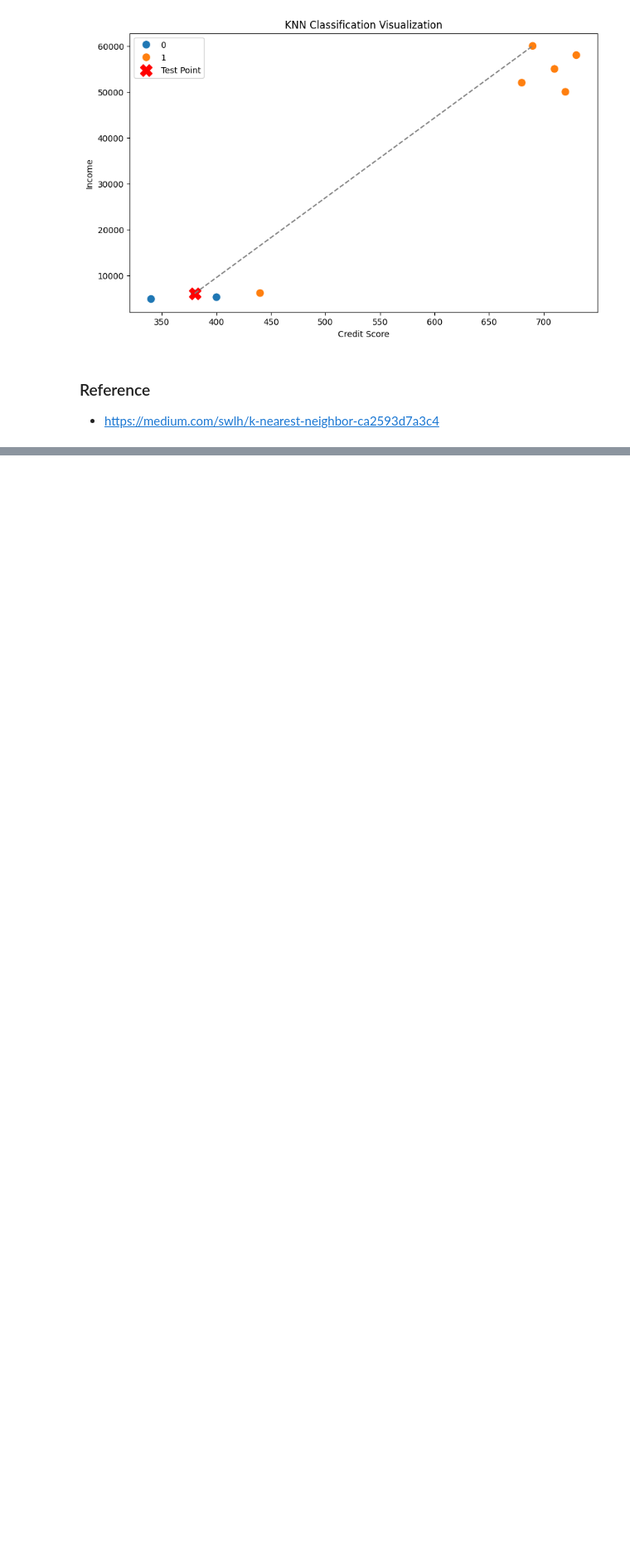
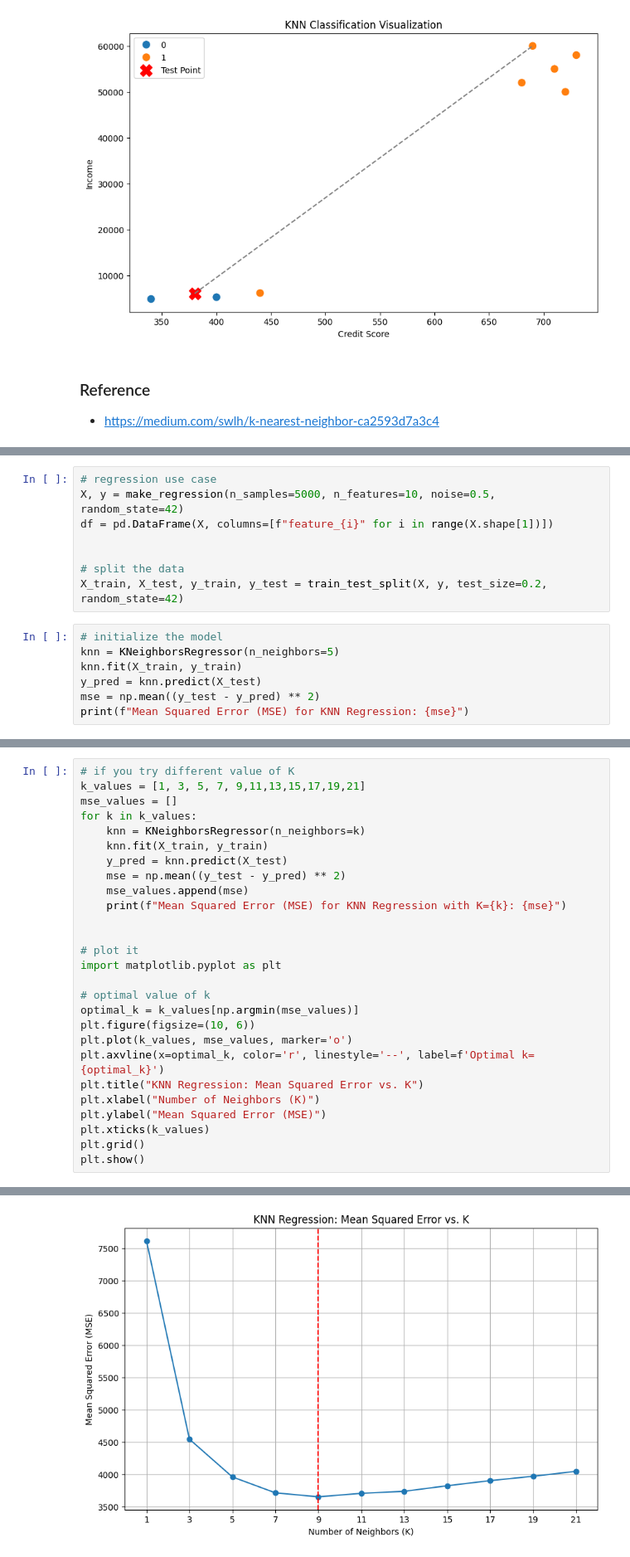
Before and after one commit to rahul8879/data_science_evng, a Jupyter notebook: 04_Machine_learning/01_knn_basic.ipynb, the cells around one changed output, grey strips where cells are left out. Shown: that part at 83% size. Saved outputs shown, nothing was run; the diff lists cells and outputs as text; blank space fills up the shorter version.

```diff
--- a/04_Machine_learning/01_knn_basic.ipynb
+++ b/04_Machine_learning/01_knn_basic.ipynb
@@ -91,0 +190,15 @@ plt.show()
+# %%
+# regression use case
+X, y = make_regression(n_samples=5000, n_features=10, noise=0.5, random_state=42)
+df = pd.DataFrame(X, columns=[f"feature_{i}" for i in range(X.shape[1])])
+
+
+# split the data
+X_train, X_test, y_train, y_test = train_test_split(X, y, test_size=0.2, random_state=42)
+# %%
+# initialize the model
+knn = KNeighborsRegressor(n_neighbors=5)
+knn.fit(X_train, y_train)
+y_pred = knn.predict(X_test)
+mse = np.mean((y_test - y_pred) ** 2)
+print(f"Mean Squared Error (MSE) for KNN Regression: {mse}")
@@ -91,0 +207,28 @@ plt.show()
+# %%
+# if you try different value of K
+k_values = [1, 3, 5, 7, 9,11,13,15,17,19,21]
+mse_values = []
+for k in k_values:
+    knn = KNeighborsRegressor(n_neighbors=k)
+    knn.fit(X_train, y_train)
+    y_pred = knn.predict(X_test)
+    mse = np.mean((y_test - y_pred) ** 2)
+    mse_values.append(mse)
+    print(f"Mean Squared Error (MSE) for KNN Regression with K={k}: {mse}")
+
+
+# plot it
+import matplotlib.pyplot as plt
+
+# optimal value of k
+optimal_k = k_values[np.argmin(mse_values)]
+plt.figure(figsize=(10, 6))
+plt.plot(k_values, mse_values, marker='o')
+plt.axvline(x=optimal_k, color='r', linestyle='--', label=f'Optimal k={optimal_k}')
+plt.title("KNN Regression: Mean Squared Error vs. K")
+plt.xlabel("Number of Neighbors (K)")
+plt.ylabel("Mean Squared Error (MSE)")
+plt.xticks(k_values)
+plt.grid()
+plt.show()
+# %% [output]
@@ -91,0 +246 @@ plt.show()
+[figure, added]
```
Also changed, not shown: parts of 17 cells of this notebook, 3 other files.
